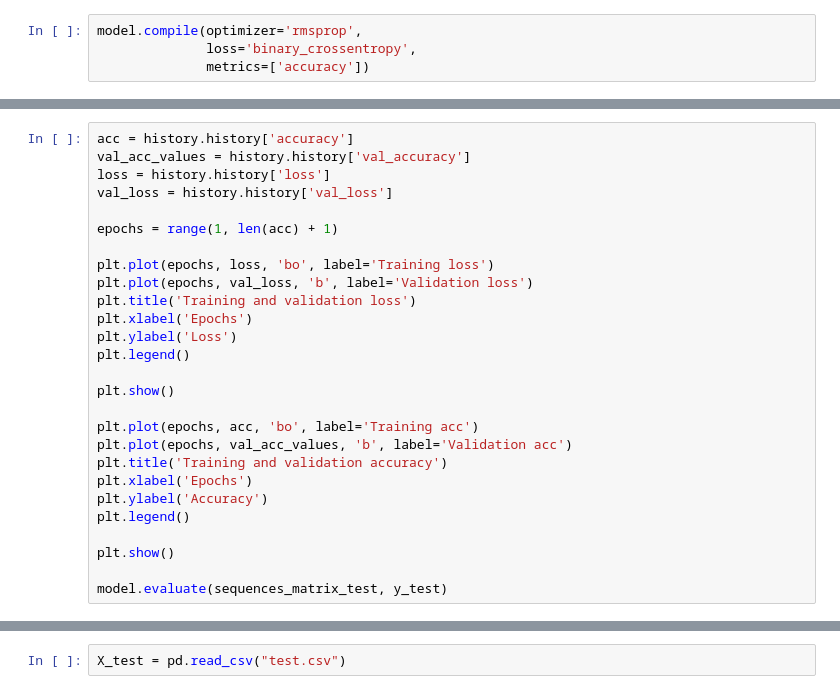
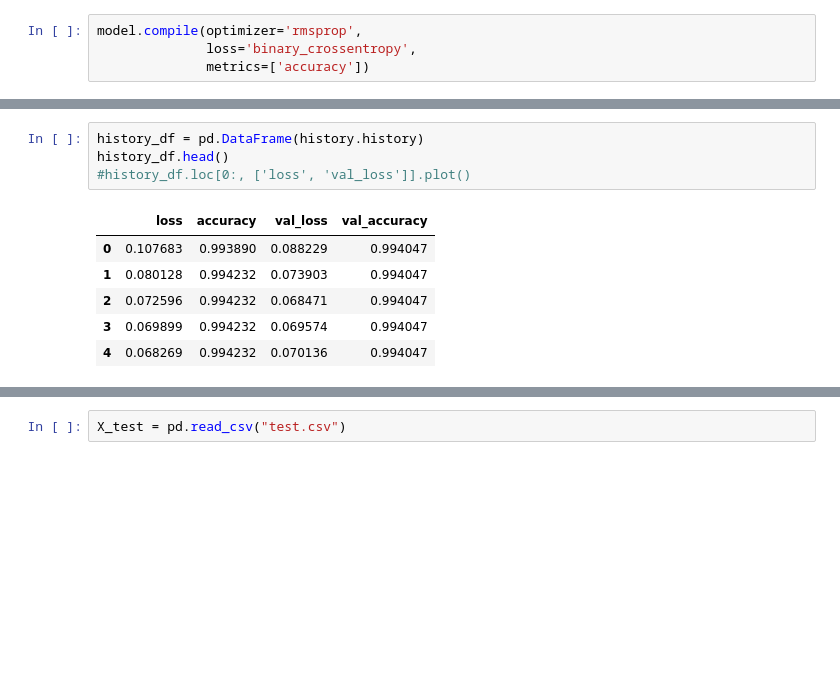
Before and after one commit to rgjha/data_science_basics, a Jupyter notebook: NLP/ToxicCommentClassification/classifier.ipynb, the cells around one changed output, grey strips where cells are left out. Drawn from its saved outputs; the diff is of its cells as text; blank space fills up the shorter version.

```diff
--- a/NLP/ToxicCommentClassification/classifier.ipynb
+++ b/NLP/ToxicCommentClassification/classifier.ipynb
@@ -347,27 +376,11 @@ history = model.fit(sequences_matrix_train,
 # %%
-acc = history.history['accuracy']
-val_acc_values = history.history['val_accuracy']
-loss = history.history['loss']
-val_loss = history.history['val_loss']
-
-epochs = range(1, len(acc) + 1)
-
-plt.plot(epochs, loss, 'bo', label='Training loss')
-plt.plot(epochs, val_loss, 'b', label='Validation loss')
-plt.title('Training and validation loss')
-plt.xlabel('Epochs')
-plt.ylabel('Loss')
-plt.legend()
-
-plt.show()
-
-plt.plot(epochs, acc, 'bo', label='Training acc')
-plt.plot(epochs, val_acc_values, 'b', label='Validation acc')
-plt.title('Training and validation accuracy')
-plt.xlabel('Epochs')
-plt.ylabel('Accuracy')
-plt.legend()
-
-plt.show()
-
-model.evaluate(sequences_matrix_test, y_test)
+history_df = pd.DataFrame(history.history)
+history_df.head()
+#history_df.loc[0:, ['loss', 'val_loss']].plot()
+# %% [output]
+|  | loss | accuracy | val_loss | val_accuracy |
+| 0 | 0.107683 | 0.993890 | 0.088229 | 0.994047 |
+| 1 | 0.080128 | 0.994232 | 0.073903 | 0.994047 |
+| 2 | 0.072596 | 0.994232 | 0.068471 | 0.994047 |
+| 3 | 0.069899 | 0.994232 | 0.069574 | 0.994047 |
+| 4 | 0.068269 | 0.994232 | 0.070136 | 0.994047 |
```
Also changed, not shown: parts of 22 cells of this notebook, 2 other files.
